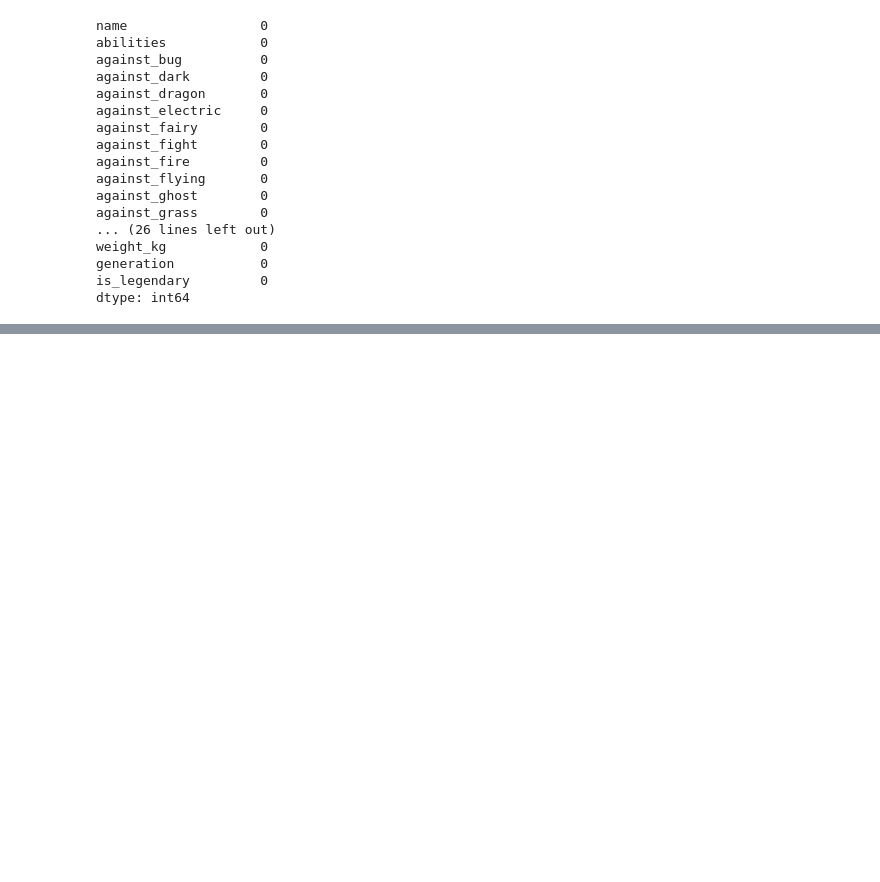
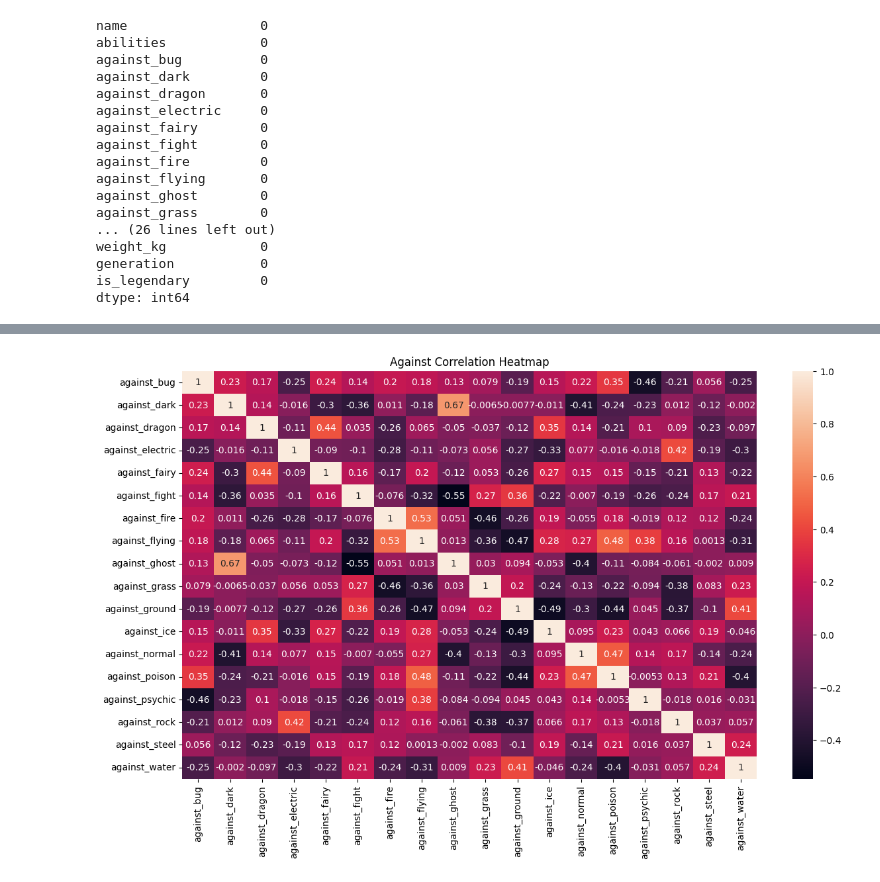
Before and after one commit to Zjm1900/data_mining, a Jupyter notebook: pokemon/pokemon.ipynb, the cells around one changed output, grey strips where cells are left out. Cells and saved outputs as stored; diff of their text form; code cells hidden in the pictures; blank space fills up the shorter version.

```diff
--- a/pokemon/pokemon.ipynb
+++ b/pokemon/pokemon.ipynb
@@ -160,0 +164,3 @@ dtype: int64
+# %%
+for i in data.capture_rate:
+    print(i,end=", ")
@@ -160,0 +176,4 @@ dtype: int64
+# %%
+data["capture_rate"].replace({'30 (Meteorite)255 (Core)': '30'}, inplace=True)
+data['capture_rate'] = data['capture_rate'].astype('int')
+data.info()
@@ -160,0 +200,14 @@ dtype: int64
+# %%
+# Removing japanese_name, pokedex_number, and percentage_male
+data.drop(columns=['japanese_name', 'pokedex_number', 'percentage_male'], axis=1, inplace=True)
+
+# adding total abilities that a pokemon has
+data['total_abilities'] = data.apply(lambda x: len(x["abilities"]), axis=1)
+# %%
+# merging type1 and type2 into one column => type
+# renaming type1 => primary_type, type2 => secondary_type
+data['type'] = data.apply(lambda x: x['type1'] if x['type2'] == 'None' else f'{x["type1"]}_{x["type2"]}', axis=1)
+
+data.rename(columns={"type1": "primary_type", "type2": "secondary_type"}, inplace=True)
+
+data.sample(5).T
@@ -160,0 +256,15 @@ dtype: int64
+# %%
+against = []
+rest = []
+
+for i in data.columns:
+    if 'against' in i:
+        against.append(i)
+    else:
+        rest.append(i)
+
+fig,axes = plt.subplots(figsize=(14,8))
+sns.heatmap(data[against].corr(),annot=True).set_title('Against Correlation Heatmap')
+plt.show()
+# %% [output]
+[figure, added]
```
Also changed, not shown: parts of 24 cells of this notebook.
